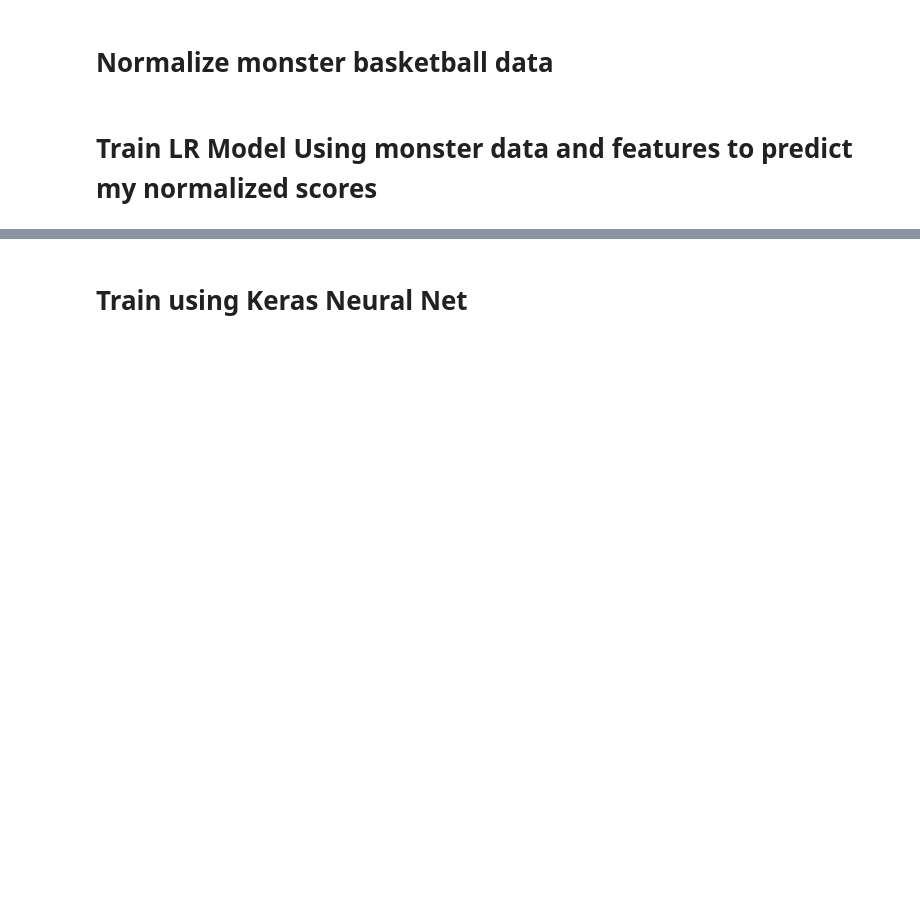
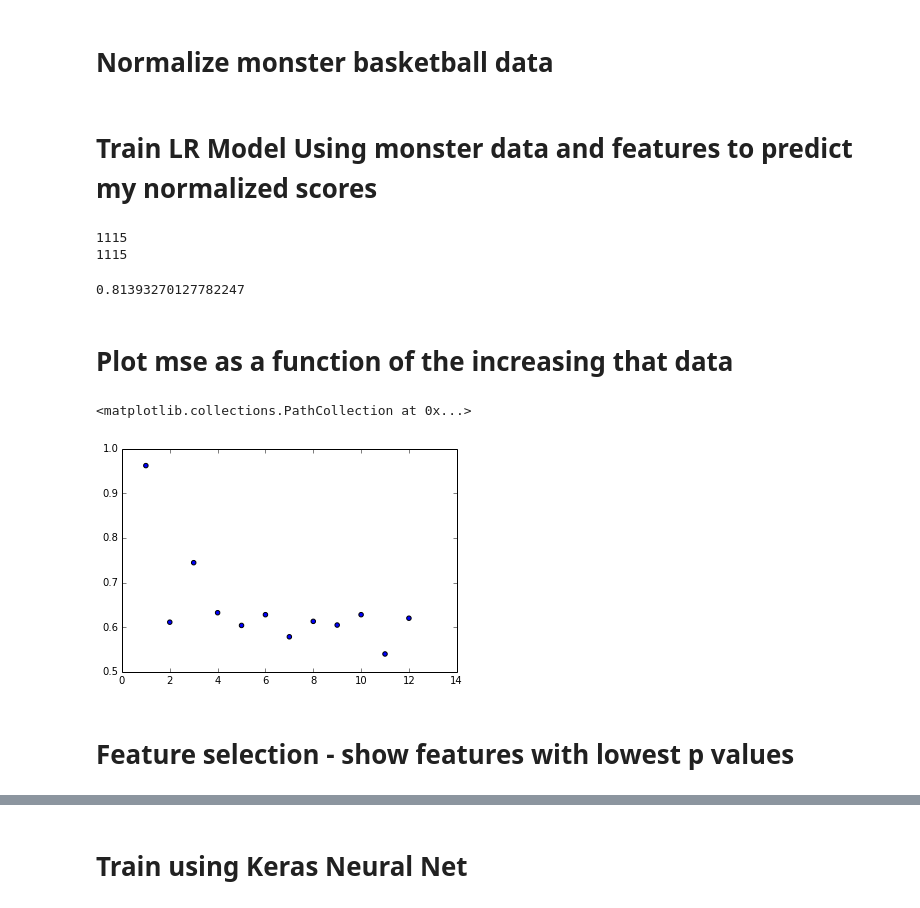
Before and after one commit to benholtzmansmith/fantasy-basketball, a Jupyter notebook: FantasyBasketball.ipynb, the cells around one changed output, grey strips where cells are left out. Drawn from its saved outputs; the diff is of its cells as text; code cells hidden in the pictures; blank space fills up the shorter version.

Commit message:
adding code to check mse v. number of years of data

```diff
--- a/FantasyBasketball.ipynb
+++ b/FantasyBasketball.ipynb
@@ -230,5 +231,70 @@ X_train_features = X_train[features]
 X_test_features = X_test[features]
 lr.fit(X_train_features,y_train)
 y_pred = [lr.predict([row]) for label,row in X_test_features.iterrows()]
+mean_squared_error(y_test, X_test['normalized_score'])
 mean_squared_error(y_test, y_pred)
 #zip(y_test, y_pred, X_test['Name'], X_test['year'])
+# %% [output]
+1115
+1115
+0.81393270127782247
+# %% [markdown]
+# Plot mse as a function of the increasing that data
+# %%
+from sklearn.linear_model import LinearRegression
+from sklearn.model_selection import train_test_split
+from sklearn.metrics import mean_squared_error
+from sklearn.metrics import mean_absolute_error
+
+
+features = ['Age', 'g', 'S%',
+       'm', 'p', '3', 'r', 'a', 's', 'b', 'fg%', 'fga', 'ft%', 'fta', 'to',
+       '3%', '3a', '2%', '2a', 'adjfg%', 'dr', 'or', '2d', '3d', 'fg',
+       'fgm', 'pf', 'ft', 'ftm', '3m', '2', 'ato', 'a+to', 'netft', 'to48',
+       '3s48', 'dpg', 'ppg', 'g.1', 's+b', 'p48', 'str', 'a-to', 'tech',
+       '3a/fga', 'ts%', 'USG', 'pV', '3V', 'rV', 'aV', 'sV', 'bV', 'fg%V',
+       'ft%V', 'toV', '3%V', '2%V', 'adjfg%V', 'drV', 'orV', '2dV', '3dV',
+       'fgV', 'fgaV', 'fgmV', 'pfV', 'ftV', 'ftaV', 'ftmV', 'mV', '3aV',
+       '3mV', '2V', '2aV', 'atoV', 'netftV', 'to48V', '3s48V', 'dpgV',
+       'ppgV', 's+bV', 'p48V', 'strV', 'a-toV', 'techV', '3a/fgaV', 'ts%V',
+       'p_Normalized', 'a_Normalized', '3_Normalized', 'r_Normalized',
+       's_Normalized', 'b_Normalized', 'to_Normalized', 'fg%_Normalized',
+       'ft%_Normalized', 'fta_Normalized', 'normalized_score']
+
+
+rankings = ['Y!Adp9', 'CBSAdp', 'CBSRank',
+       'FanTraxADP', 'Y!ORank', 'Y!Avg$', 'Y!Proj$', 'NBA Salary',
+       'ESPNAdp8', 'ESPNRank', 'ESPN$', 'ESPNProj$', 'Y!%', 'Value', 'Name', 'normalized_score']
+
+y_target = 'normalized_score'
+
+ranges = [range(x, 2016) for x in range(2004, 2016)]
+error = []
+for aRange in ranges:
+    player_stats_by_year = []
+    for year in aRange:
+        thisYear = pd.read_csv('normalized_monster_players_with_ranks_'+str(year)+".xls")
+        nextYear = pd.read_csv('normalized_monster_players_with_ranks_'+str(year+1)+".xls")
+        scores_next_year = nextYear[['Name', y_target]]
+        renamed_scores = scores_next_year.rename(index=str, columns={y_target: "y"})
+        merged = pd.merge(thisYear, renamed_scores, on='Name')
+        years = [year+1] * merged.shape[0]
+        merged['year'] = years
+        player_stats_by_year.append(merged)
+    all_player_data = pd.concat(player_stats_by_year)
+    lr = LinearRegression(n_jobs=-1)
+    X = all_player_data
+    y = all_player_data['y']
+    X_train, X_test, y_train, y_test = train_test_split(X, y, test_size=0.25, random_state=42)
+    X_train_features = X_train[features]
+    X_test_features = X_test[features]
+    lr.fit(X_train_features,y_train)
+    y_pred = [lr.predict([row]) for label,row in X_test_features.iterrows()]
+    mse = mean_squared_error(y_test, y_pred)
+    error.append((len(aRange), mse))
+iters = zip(*error)[0]
+mse = zip(*error)[1]
+plt.scatter(x=iters, y=mse)
+# %% [output]
+<matplotlib.collections.PathCollection at 0x...>
+[figure, added]
@@ -234,0 +303,2 @@ mean_squared_error(y_test, y_pred)
+# %% [markdown]
+# Feature selection - show features with lowest p values
```
Also changed, not shown: parts of 9 cells of this notebook.
